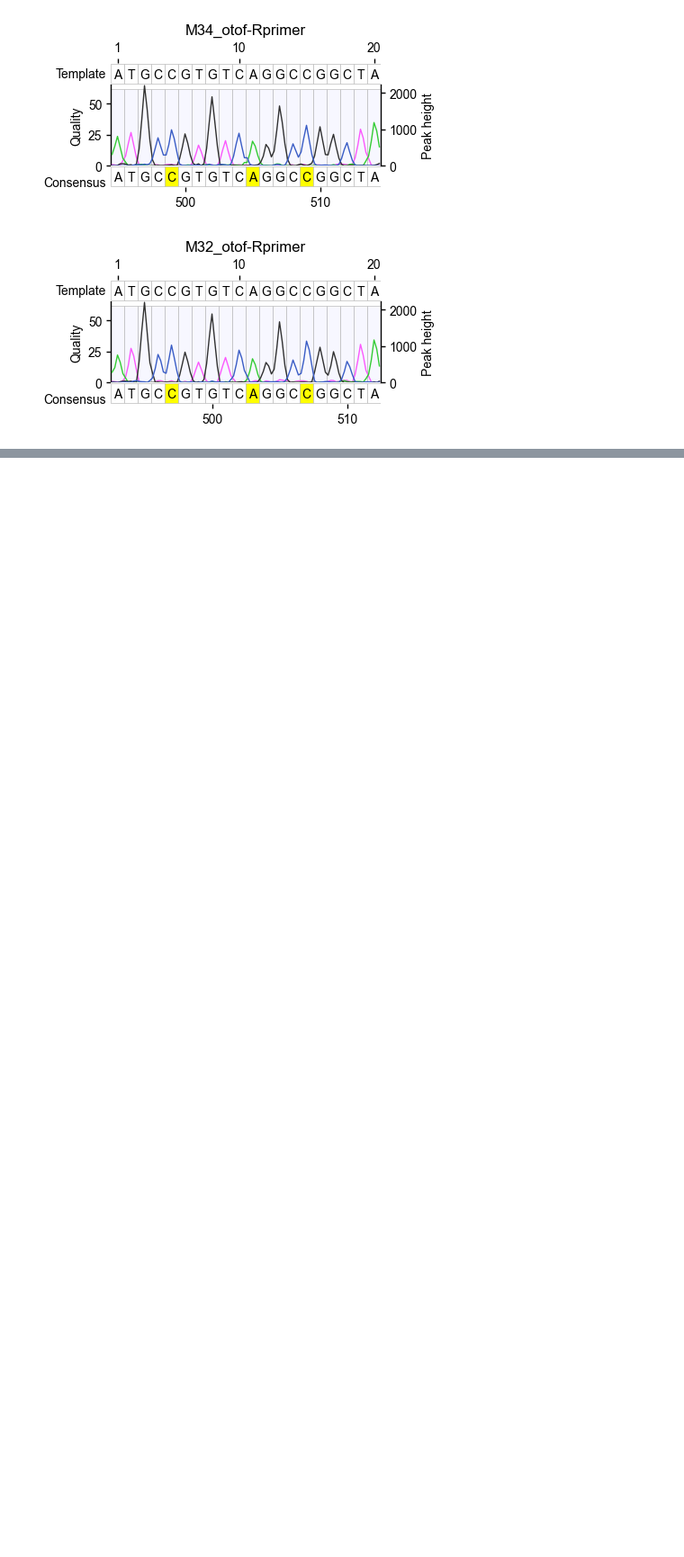
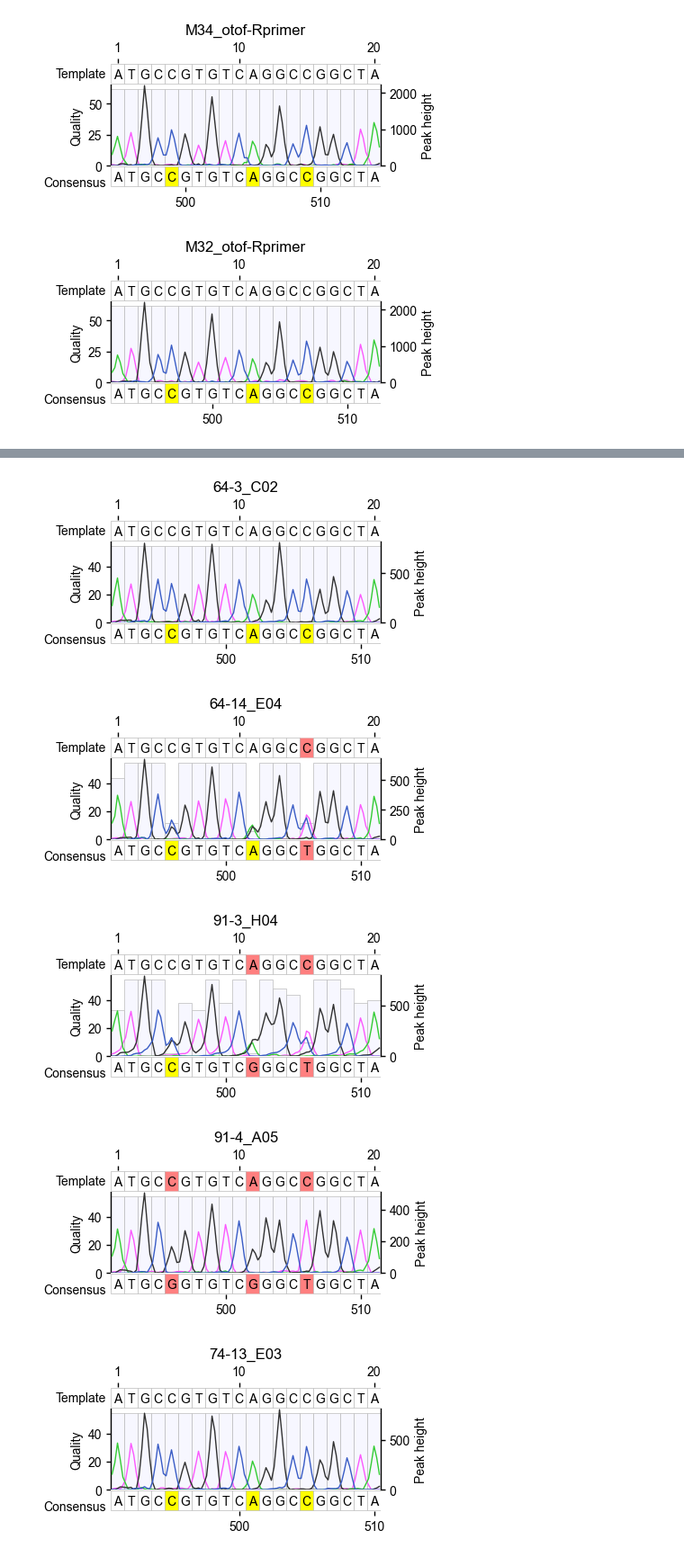
Before and after one commit to SiwanartMa/Automated-Intepretation-of-Mouse-Genetopy-Sanger-Sequencing-Data, a Jupyter notebook: pySanger.ipynb, the cells around one changed output, grey strips where cells are left out. Shown at 90% size. Cells and saved outputs as stored; diff of their text form; code cells hidden in the pictures; blank space fills up the shorter version.

```diff
--- a/pySanger.ipynb
+++ b/pySanger.ipynb
@@ -57,3 +55,12 @@ multiple_pysanger_plot(test2_file_path, template, highlight_positions)
 [figure]
 [figure]
 [figure]
+# %%
+new_path = "/Users/mayongzhi/Desktop/聽損lab/定序/otof/1130808-1_2024-08-08/"
+multiple_pysanger_plot(new_path, template, highlight_positions)
+# %% [output]
+[figure, added]
+[figure, added]
+[figure, added]
+[figure, added]
+[figure, added]
```
Also changed, not shown: parts of 4 cells of this notebook, 3 other files.
